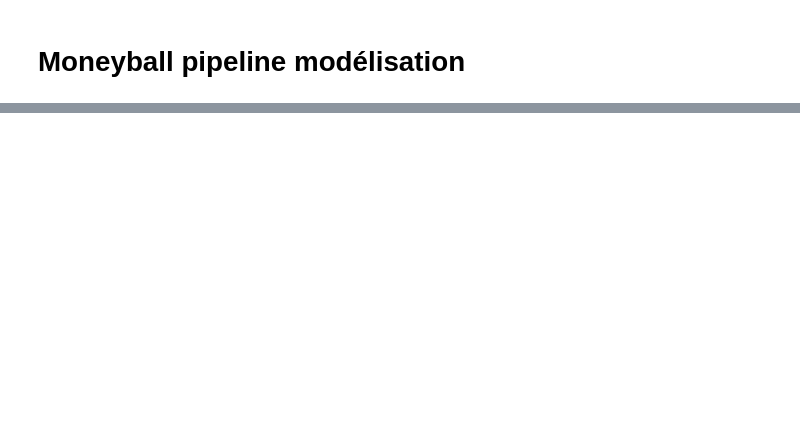
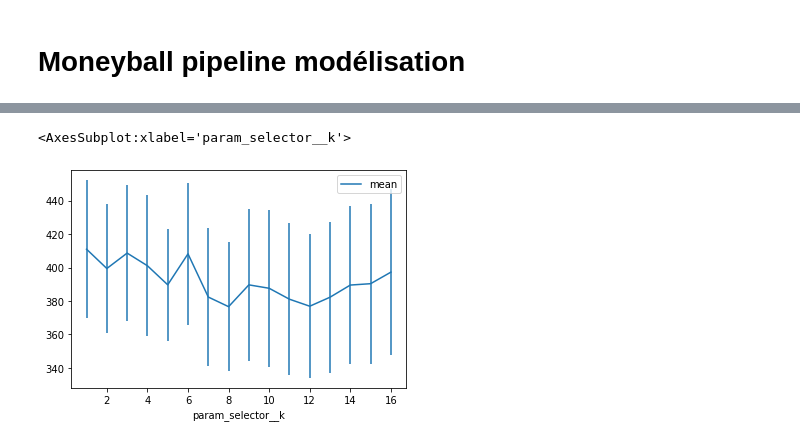
Before and after one commit to RaphaelBouvet/stats_3, a Jupyter notebook: Notebooks/03-CrossValidation&Regularisation.ipynb, the cells around one changed output, grey strips where cells are left out. Drawn from its saved outputs; the diff is of its cells as text; code cells hidden in the pictures; blank space fills up the shorter version.

```diff
--- a/Notebooks/03-CrossValidation&Regularisation.ipynb
+++ b/Notebooks/03-CrossValidation&Regularisation.ipynb
@@ -771,3 +823,8 @@ grid_results.sort_values(by='rank_test_score').head(1)
+# %%
+grid_results.groupby('param_selector__k')['RMSE_train'].agg(['mean','std']).plot(yerr='std')
+# %% [output]
+<AxesSubplot:xlabel='param_selector__k'>
+[figure, added]
 # %%
 best_params = grid_search.best_params_
 print(best_params)
```
Also changed, not shown: parts of 21 cells of this notebook.
